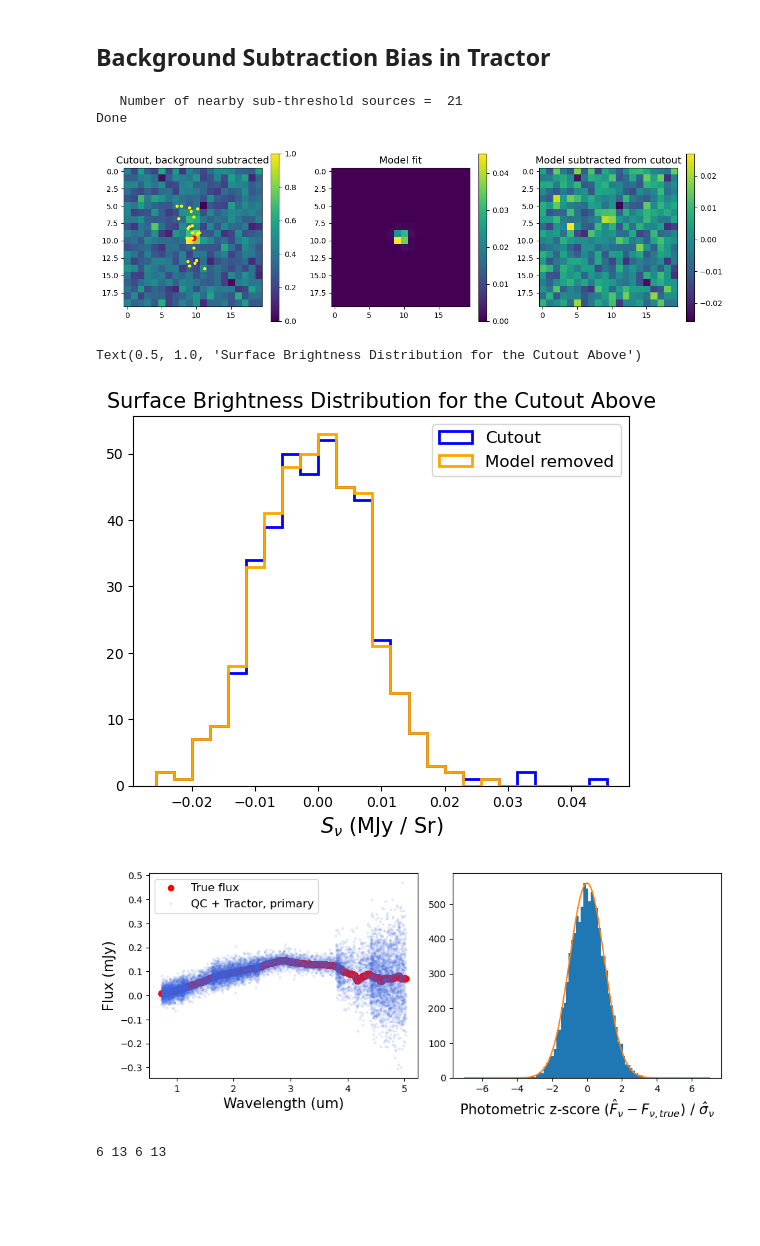
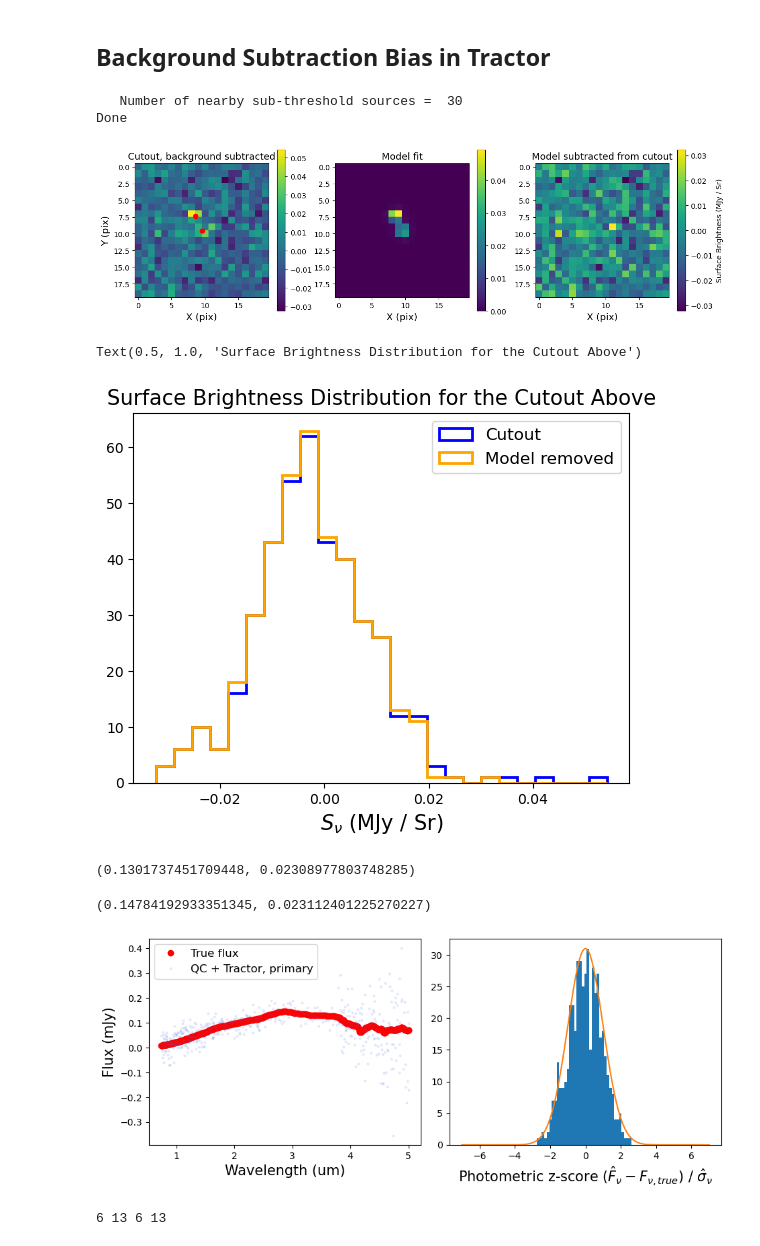
Before and after one commit to gemmahuai/deep-field-selection, a Jupyter notebook: analysis/Tractor_in_deep_field.ipynb, the cells around one changed output. Cells and saved outputs as stored; diff of their text form; code cells hidden in the pictures; blank space fills up the shorter version.

```diff
--- a/analysis/Tractor_in_deep_field.ipynb
+++ b/analysis/Tractor_in_deep_field.ipynb
@@ -365,18 +365,18 @@ plt.show()
 i = 3
 
 ## shallow
-# ra = ra_c
-# dec = dec_c
+ra = ra_c+0.3
+dec = dec_c+0.3
 ## deep
-ra = COSMOS_tab['ra_deep'][idx_refcat & flag_sub][i]
-dec = COSMOS_tab['dec_deep'][idx_refcat & flag_sub][i]
+# ra = COSMOS_tab['ra_deep'][idx_refcat & flag_sub][i]
+# dec = COSMOS_tab['dec_deep'][idx_refcat & flag_sub][i]
 
 ## shallow
-# pos_x = 'ALPHA_J2000'
-# pos_y = 'DELTA_J2000'
+pos_x = 'ALPHA_J2000'
+pos_y = 'DELTA_J2000'
 ## deep
-pos_x = 'ra_deep'
-pos_y = 'dec_deep'
+# pos_x = 'ra_deep'
+# pos_y = 'dec_deep'
 
 size = 6.2 * 10 / 3600 # 10 pixel extent in deg
 ra_l = ra - size / 2
@@ -418,7 +418,8 @@ Sources_to_Simulate_confusion.load_single(name=f"Central tID {int(tID_central)}"
                                         dec=dec*u.deg,
                                         inputpath=central_sed_fn)
 
-## add in nearby background sources sed
+
+# ## add in nearby background sources sed
 for n in range(len(bg_tractor_id)):
 
     ra_sub = COSMOS_tab[pos_x][bg_id[n]]
@@ -439,49 +440,63 @@ for n in range(len(bg_tractor_id)):
 SPHEREx_Catalog_confusion, Truth_Catalog_confusion, hdulist = QC(Sources_to_Simulate_confusion, nmc=50)
 print("Done")
 # %% [output]
-   Number of nearby sub-threshold sources =  21
+   Number of nearby sub-threshold sources =  30
 Done
 # %%
 ## hdul[0] - cutout; hdul[1] - model; hdul[2] - fit info
-# startidx = 243
-startidx = 243 + 3001 * 3
+startidx = 243
+# startidx = 243 + 3001 * 3
 fig = plt.figure(figsize=(14,4))
 plt.subplot(1,3,1)
 plt.imshow(hdulist[startidx+0].data) # cutout
+plt.colorbar()
+plt.xlabel("X (pix)", fontsize=13)
+plt.ylabel("Y (pix)", fontsize=13)
 
 # primary source
 plt.scatter(hdulist[startidx+2].data['X'][0], hdulist[startidx+2].data['Y'][0], color='red', s=40)
 # sub-threshold sources
 for s in range(1, len(hdulist[startidx+2].data)):
     plt.scatter(hdulist[startidx+2].data['X'][s], hdulist[startidx+2].data['Y'][s], color='yellow', s=10)
-plt.colorbar()
+
 plt.title("Cutout, background subtracted", fontsize=13)
 
 plt.subplot(1,3,2)
 plt.imshow(hdulist[startidx+1].data) # model
 plt.colorbar()
+plt.xlabel("X (pix)", fontsize=13)
 plt.title("Model fit", fontsize=13)
 
 plt.subplot(1,3,3)
 img_model_rmv = hdulist[startidx+0].data - hdulist[startidx+1].data
 plt.imshow(img_model_rmv) # model
-plt.colorbar()
+cbar = plt.colorbar()
+cbar.set_label("Surface Brightness (MJy / Sr)")
 plt.title("Model subtracted from cutout", fontsize=13)
+plt.xlabel("X (pix)", fontsize=13)
 plt.show()
 
 ## plot histogram of fluxes within this image (observation)
 _, bins, _ = plt.hist(hdulist[startidx+0].data.flatten(),
                       bins=25, histtype='step', label='Cutout', lw=2, color='blue');
 plt.hist((img_model_rmv).flatten(),
          bins=bins, histtype='step', label='Model removed', lw=2, color='orange');
 
 plt.xlabel(r"$S_{\nu}$ (MJy / Sr)", fontsize=15)
 plt.legend(fontsize=12)
 plt.title("Surface Brightness Distribution for the Cutout Above", fontsize=15)
 # %% [output]
-[figure, old version]
+[figure, new version]
 Text(0.5, 1.0, 'Surface Brightness Distribution for the Cutout Above')
-[figure, old version]
+[figure, new version]
+# %%
+SPHEREx_Catalog_confusion['FLUX'][81], SPHEREx_Catalog_confusion['FLUX_ERR'][81]
+# %% [output]
+(0.1301737451709448, 0.02308977803748285)
+# %%
+SPHEREx_Catalog_confusion['FLUX'][81], SPHEREx_Catalog_confusion['FLUX_ERR'][81]
+# %% [output]
+(0.14784192933351345, 0.023112401225270227)
 # %%
 fig = plt.figure(figsize=(14, 4))
 plt.subplot(1,3,1)
@@ -508,7 +523,7 @@ plt.xlabel(r"Photometric z-score ($\hat{F}_{\nu} - F_{\nu, true}$) / $\hat{\sigm
 
 fig.tight_layout()
 # %% [output]
-[figure, old version]
+[figure, new version]
 # %%
 sub_x_l = int(hdulist[startidx+2].data['X'][0] - 3)
 sub_x_h = int(hdulist[startidx+2].data['X'][0] + 4)
```
Also changed, not shown: parts of 50 cells of this notebook, 1 other file.
